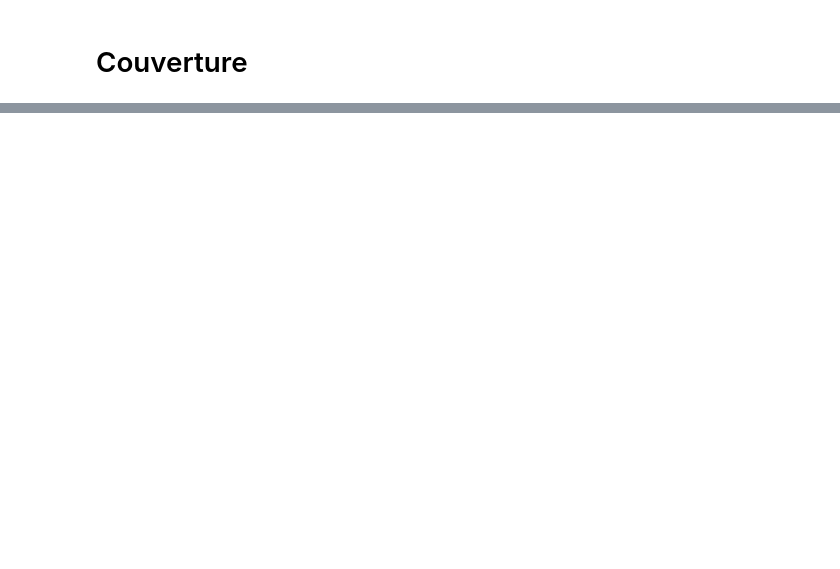
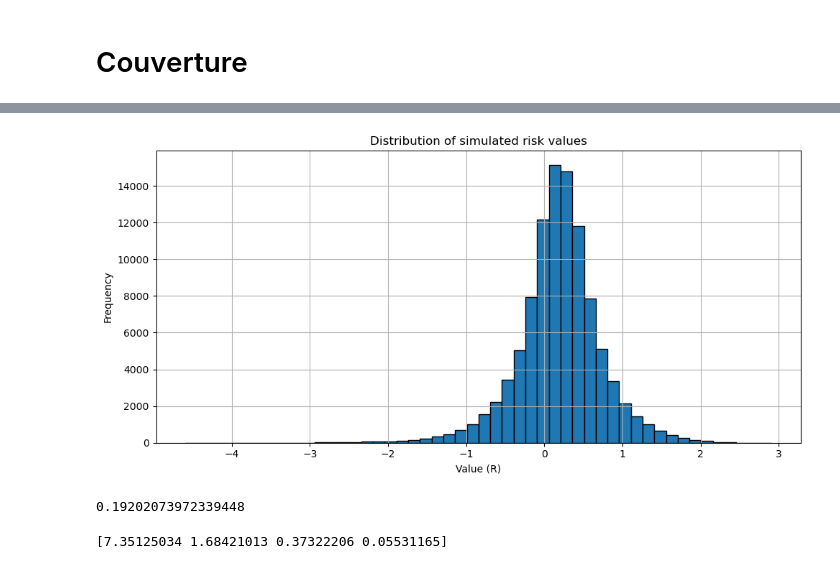
Before and after one commit to maxence2508/maths-fi, a Jupyter notebook: black-scholes/black-scholes.ipynb, the cells around one changed output, grey strips where cells are left out. Cells and saved outputs as stored; diff of their text form; code cells hidden in the pictures; blank space fills up the shorter version.

```diff
--- a/black-scholes/black-scholes.ipynb
+++ b/black-scholes/black-scholes.ipynb
@@ -169,0 +355,18 @@ plt.show()
+# %%
+n_simul = 100000
+R = risk(T, N, n_simul, mu, sigma, x, K, r)
+# %%
+plt.figure(figsize=(10, 5))
+plt.hist(R, bins=50, edgecolor='black')
+plt.title("Distribution of simulated risk values")
+plt.xlabel("Value (R)")
+plt.ylabel("Frequency")
+plt.grid(True)
+plt.tight_layout()
+plt.show()
+# %% [output]
+[figure, added]
+# %%
+print(np.mean(R))
+# %% [output]
+0.19202073972339448
@@ -169,0 +389,4 @@ plt.show()
+# %%
+print(R_squared_means)
+# %% [output]
+[7.35125034 1.68421013 0.37322206 0.05531165]
```
Also changed, not shown: parts of 15 cells of this notebook.
